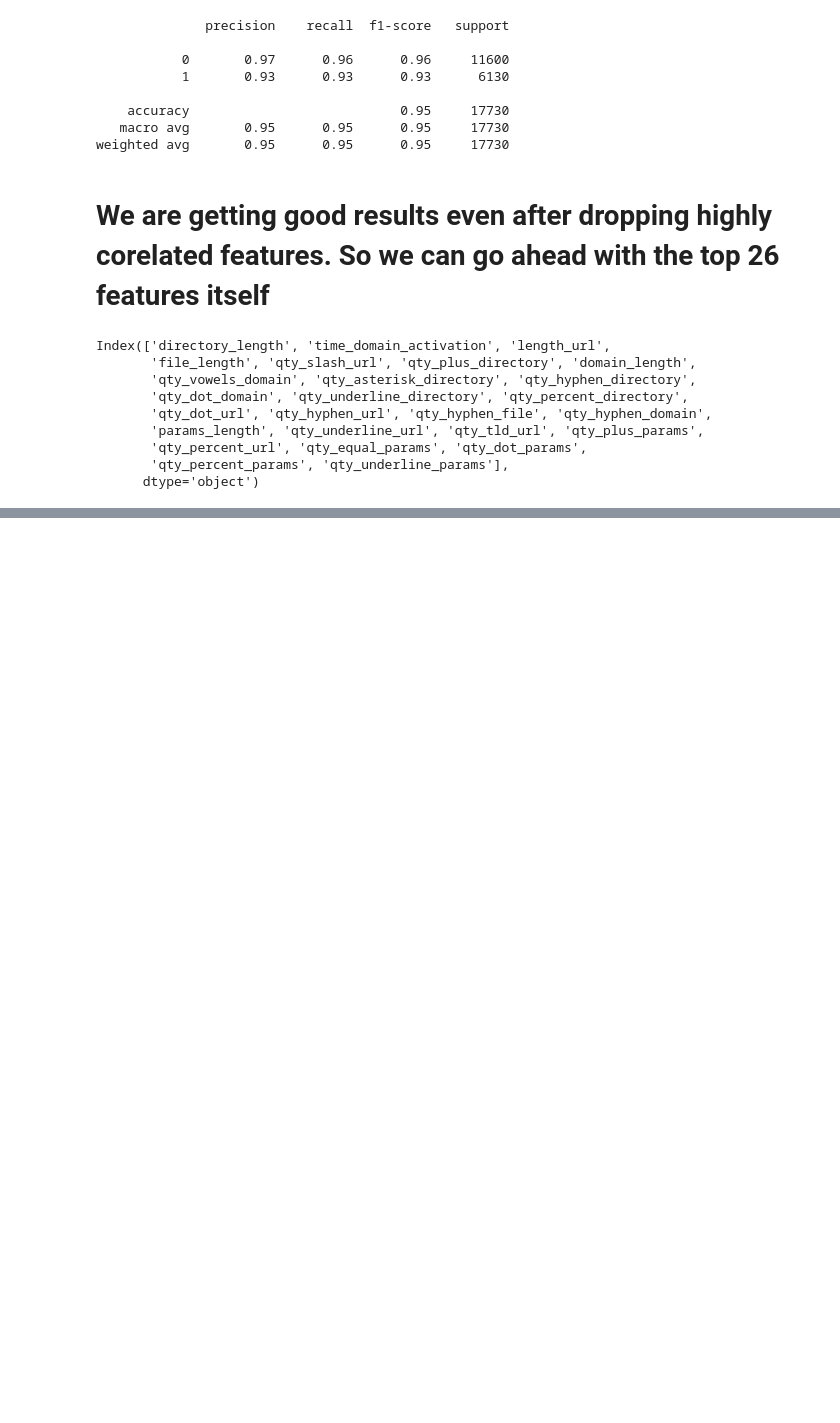
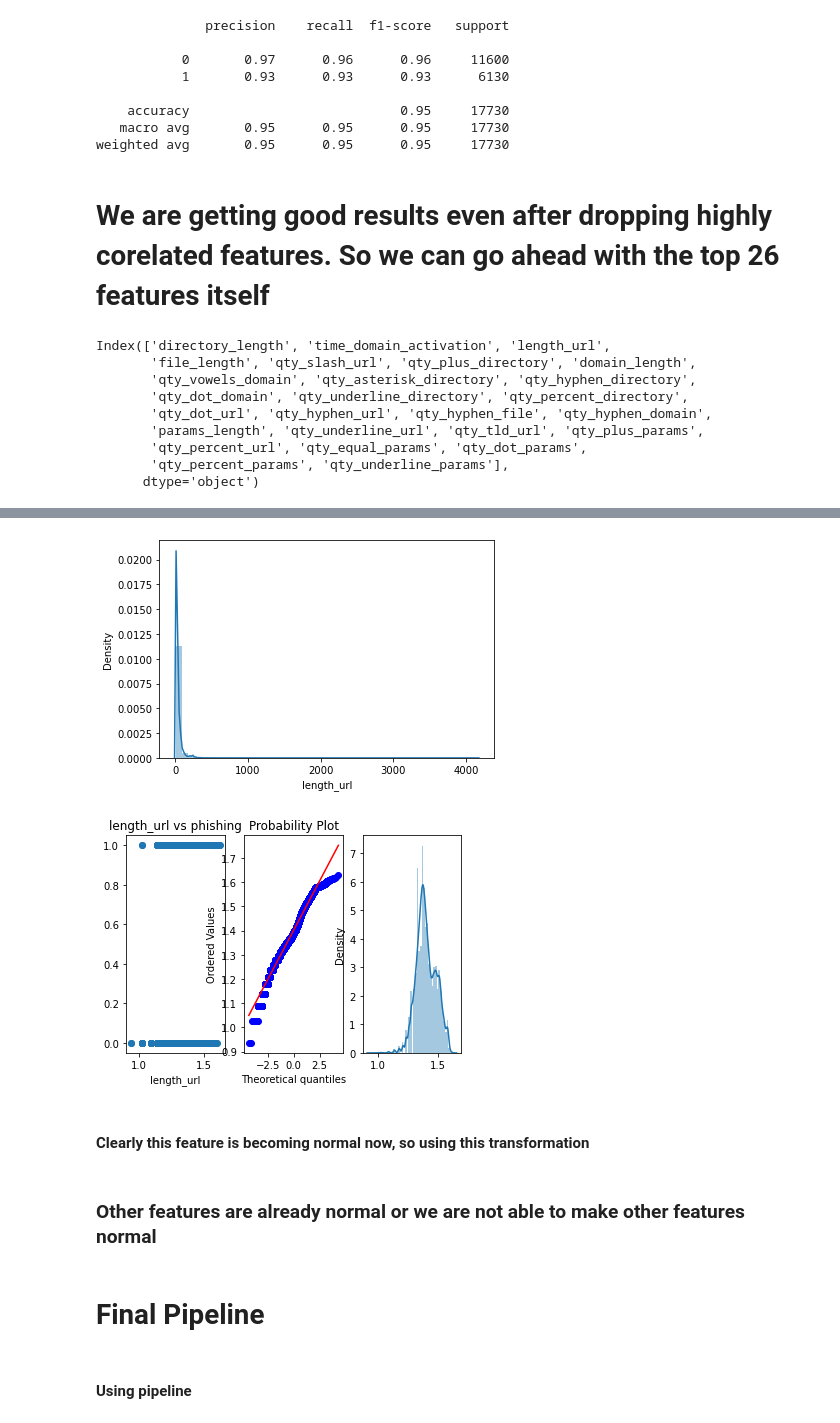
Before and after one commit to Rachinder3/Phishing-Domain-Detection-using-Machine-Learning, a Jupyter notebook: notebooks/3. Feature Selection + Feature Extraction+Transformations + Final Preprocessing Pipeline.ipynb, the cells around one changed output, grey strips where cells are left out. Cells and saved outputs as stored; diff of their text form; code cells hidden in the pictures; blank space fills up the shorter version.

Commit message:
Preprocess Pipeline done

```diff
--- a/notebooks/3. Feature Selection + Feature Extraction+Transformations + Final Preprocessing Pipeline.ipynb
+++ b/notebooks/3. Feature Selection + Feature Extraction+Transformations + Final Preprocessing Pipeline.ipynb
@@ -575,0 +626,32 @@ Index(['directory_length', 'time_domain_activation', 'length_url',
+# %%
+for feature in ['length_url']:
+    sns.distplot(df[feature])
+    plt.show()
+    if 0 in df[feature].unique():
+        pass
+    else:
+        try:
+            f, parameters =  stat.boxcox(df[feature])
+        except:
+            continue
+        plt.subplot(1,3,1)
+        plt.scatter(f,df['phishing'])
+        plt.xlabel(feature)
+
+        plt.title(f"{feature} vs phishing")
+        plt.subplot(1,3,2)
+        stat.probplot(f,dist='norm',plot=pylab)
+
+        plt.subplot(1,3,3)
+        sns.distplot(f)
+
+        plt.show()
+# %% [output]
+[figure, added]
+[figure, added]
+# %% [markdown]
+#### Clearly this feature is becoming normal now, so using this transformation
+# %% [markdown]
+### Other features are already normal or we are not able to make other features normal
+# %% [markdown]
+# Final Pipeline
@@ -575,0 +691,2 @@ Index(['directory_length', 'time_domain_activation', 'length_url',
+# %% [markdown]
+#### Using pipeline
```
Also changed, not shown: parts of 21 cells of this notebook, 1 other file.
